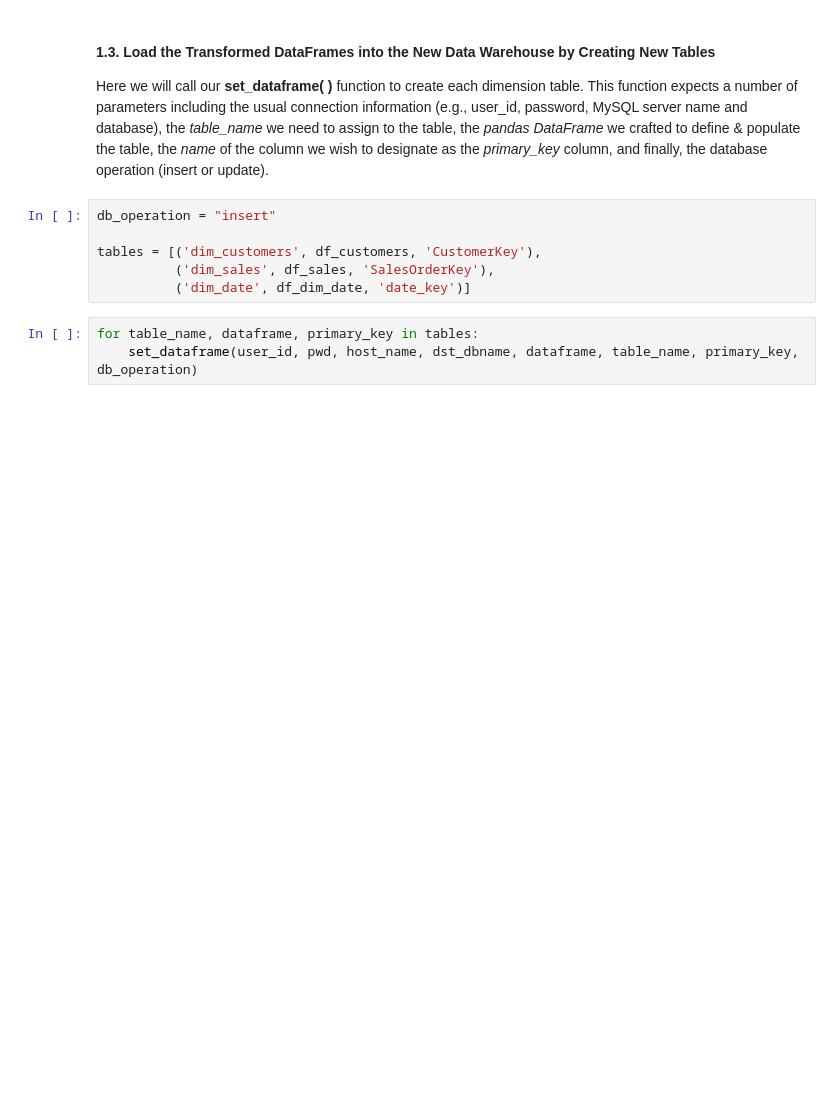
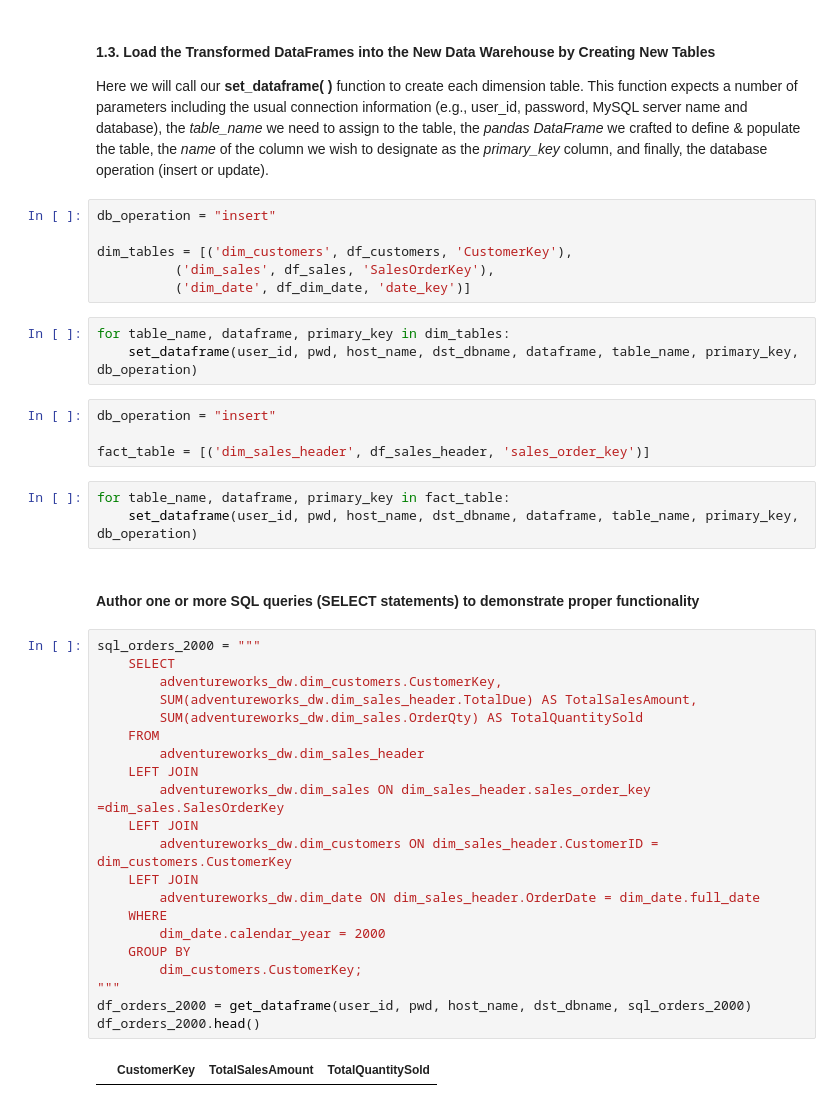
Before and after one commit to mlau239/DS_Project1, a Jupyter notebook: Project 1.ipynb, the cells around one changed output. Cells and saved outputs as stored; diff of their text form; blank space fills up the shorter version.

```diff
--- a/Project 1.ipynb
+++ b/Project 1.ipynb
@@ -200,9 +220,41 @@ Here we will call our **set_dataframe( )** function to create each dimension tab
 # %%
 db_operation = "insert"
 
-tables = [('dim_customers', df_customers, 'CustomerKey'),
+dim_tables = [('dim_customers', df_customers, 'CustomerKey'),
           ('dim_sales', df_sales, 'SalesOrderKey'),
           ('dim_date', df_dim_date, 'date_key')]
 # %%
-for table_name, dataframe, primary_key in tables:
+for table_name, dataframe, primary_key in dim_tables:
     set_dataframe(user_id, pwd, host_name, dst_dbname, dataframe, table_name, primary_key, db_operation)
+# %%
+db_operation = "insert"
+
+fact_table = [('dim_sales_header', df_sales_header, 'sales_order_key')]
+# %%
+for table_name, dataframe, primary_key in fact_table:
+    set_dataframe(user_id, pwd, host_name, dst_dbname, dataframe, table_name, primary_key, db_operation)
+# %% [markdown]
+####  Author one or more SQL queries (SELECT statements) to demonstrate proper functionality
+# %%
+sql_orders_2000 = """
+    SELECT
+        adventureworks_dw.dim_customers.CustomerKey,
+        SUM(adventureworks_dw.dim_sales_header.TotalDue) AS TotalSalesAmount,
+        SUM(adventureworks_dw.dim_sales.OrderQty) AS TotalQuantitySold
+    FROM
+        adventureworks_dw.dim_sales_header
+    LEFT JOIN
+        adventureworks_dw.dim_sales ON dim_sales_header.sales_order_key =dim_sales.SalesOrderKey
+    LEFT JOIN
+        adventureworks_dw.dim_customers ON dim_sales_header.CustomerID = dim_customers.CustomerKey
+    LEFT JOIN
+        adventureworks_dw.dim_date ON dim_sales_header.OrderDate = dim_date.full_date
+    WHERE
+        dim_date.calendar_year = 2000
+    GROUP BY
+        dim_customers.CustomerKey;
+"""
+df_orders_2000 = get_dataframe(user_id, pwd, host_name, dst_dbname, sql_orders_2000)
+df_orders_2000.head()
+# %% [output]
+|  | CustomerKey | TotalSalesAmount | TotalQuantitySold |
```
Also changed, not shown: parts of 3 cells of this notebook.
